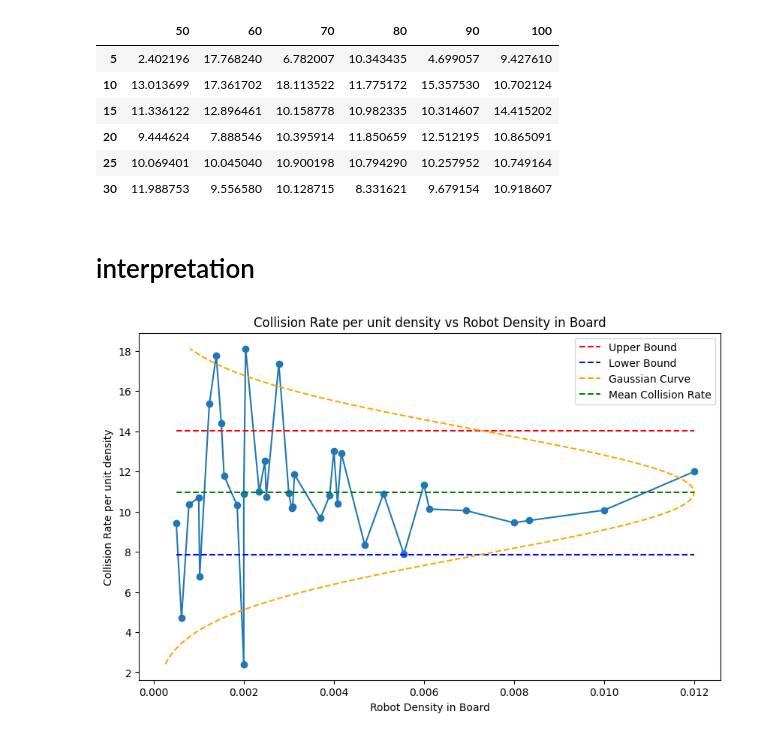
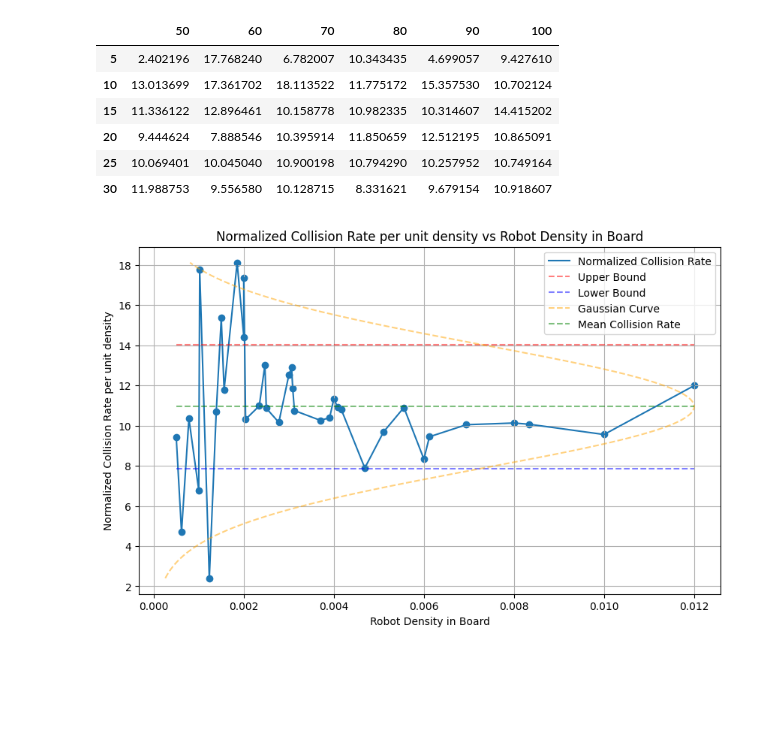
Before and after one commit to Death-Raider/Personal_Projects, a Jupyter notebook: GoalChasing_QLearning/output_processing.ipynb, the cells around one changed output. Drawn from its saved outputs; the diff is of its cells as text; code cells hidden in the pictures; blank space fills up the shorter version.

```diff
--- a/GoalChasing_QLearning/output_processing.ipynb
+++ b/GoalChasing_QLearning/output_processing.ipynb
@@ -196,5 +196,3 @@ normalized_collision_df
 | 20 | 9.444624 | 7.888546 | 10.395914 | 11.850659 | 12.512195 | 10.865091 |
 | 25 | 10.069401 | 10.045040 | 10.900198 | 10.794290 | 10.257952 | 10.749164 |
 | 30 | 11.988753 | 9.556580 | 10.128715 | 8.331621 | 9.679154 | 10.918607 |
-# %% [markdown]
-# interpretation
@@ -204,27 +199,37 @@ x = []
 # %%
+y = normalized_collision_df.values.reshape(-1)
+x = [] # density
+z = [] # collision pressure
+w = [] # collision pressure normalized by density
 for robot_count in robot_counts:
     for bs in box_size:
         x.append(int(robot_count)/(int(bs)**2))
-out = sorted(zip(x,y), key=lambda _: _[0] )
+        z.append(robot_count*(robot_count-1) / (2*int(bs) ** 2))
+        w.append((robot_count-1)/2)
+
+out = sorted(zip(x,y,z,w), key=lambda _: _[0] ) # sort by density
 x = [o[0] for o in out]
 y = [o[1] for o in out]
+z = [o[2] for o in out]
+w = [o[3] for o in out]
 # %%
 mu = np.mean(y)
 sigma = np.std(y)
 x_axis = np.linspace(min(y), max(y), 1000)
 y_axis = 1/(sigma * np.sqrt(2 * np.pi)) * np.exp(-0.5 * ((x_axis - mu) / sigma) ** 2)
 y_axis = (y_axis/np.max(y_axis)) * np.max(x)
 plt.figure(figsize=(10, 6))
 plt.scatter(x,y)
-plt.plot(x,y)
-plt.plot(x, [upper]*len(x), linestyle='--', color='red', label='Upper Bound')
-plt.plot(x, [lower]*len(x), linestyle='--', color='blue', label='Lower Bound')
-plt.plot(y_axis, x_axis, linestyle='--', color='orange', label='Gaussian Curve')
-plt.plot(x, [np.mean(y)]*len(x), linestyle='--', color='green', label='Mean Collision Rate')
+plt.plot(x,y, label='Normalized Collision Rate')
+plt.plot(x, [upper]*len(x), linestyle='--', color='red', label='Upper Bound', alpha=0.5)
+plt.plot(x, [lower]*len(x), linestyle='--', color='blue', label='Lower Bound', alpha=0.5)
+plt.plot(y_axis, x_axis, linestyle='--', color='orange', label='Gaussian Curve', alpha=0.5)
+plt.plot(x, [np.mean(y)]*len(x), linestyle='--', color='green', label='Mean Collision Rate', alpha=0.5)
+plt.grid(True)
 plt.legend()
-plt.title("Collision Rate per unit density vs Robot Density in Board")
-plt.ylabel("Collision Rate per unit density")
+plt.title("Normalized Collision Rate per unit density vs Robot Density in Board")
+plt.ylabel("Normalized Collision Rate per unit density")
 plt.xlabel("Robot Density in Board")
 plt.show()
 # %% [output]
-[figure, old version]
+[figure, new version]
```
Also changed, not shown: parts of 10 cells of this notebook.
